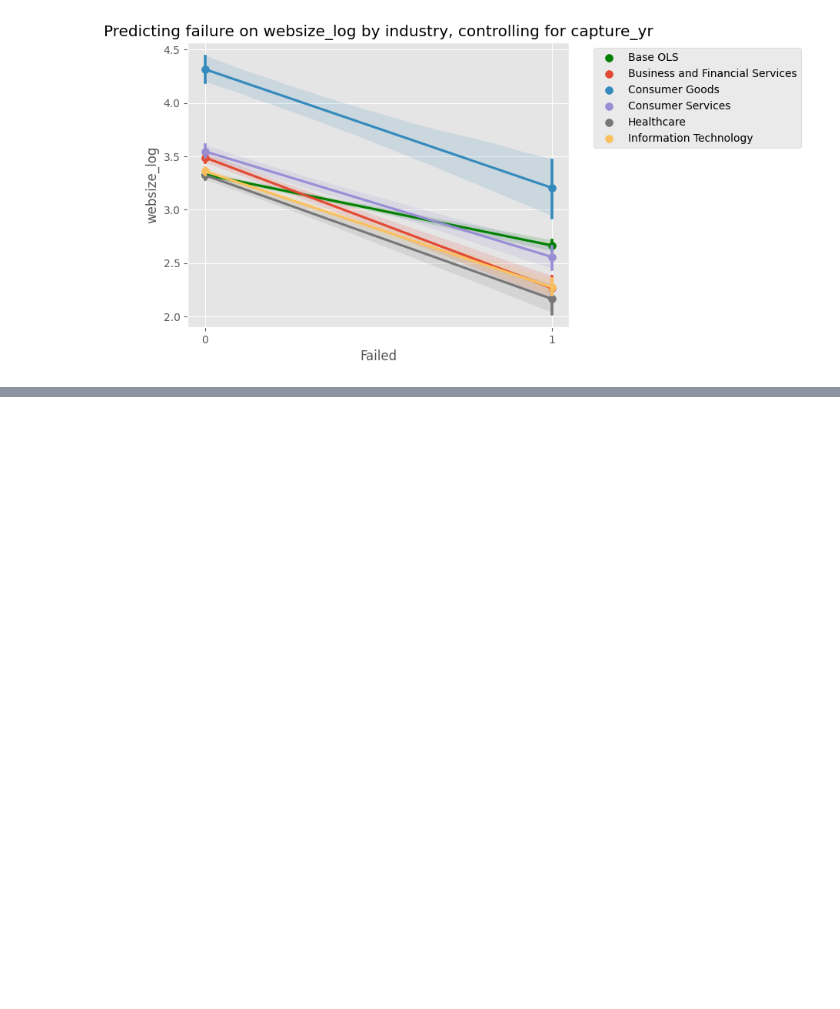
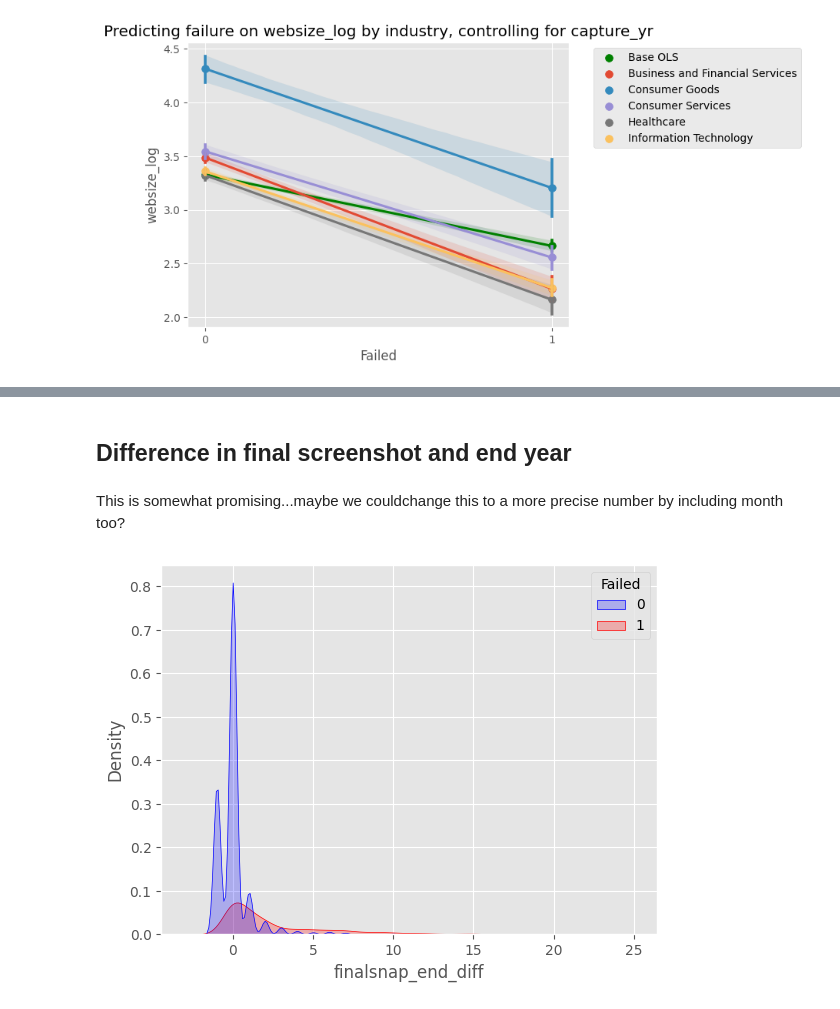
Before and after one commit to charlesmiele/predicting-identifying-startup-failure, a Jupyter notebook: analysis/Regressions_v2.ipynb, the cells around one changed output, grey strips where cells are left out. Drawn from its saved outputs; the diff is of its cells as text; code cells hidden in the pictures; blank space fills up the shorter version.

```diff
--- a/analysis/Regressions_v2.ipynb
+++ b/analysis/Regressions_v2.ipynb
@@ -221,0 +442,10 @@ plot_freg('websize_log', data, control='capture_yr', industry=True, save='websiz
+# %% [markdown]
+## Difference in final screenshot and end year
+# %% [markdown]
+This is somewhat promising...maybe we couldchange this to a more precise number by including month too?
+# %%
+data['finalsnap_end_diff'] = data['end_yr'] - data['capture_yr']
+# %%
+sns.kdeplot(data=data, x='finalsnap_end_diff', hue='Failed', palette=['b', 'r'], fill=True);
+# %% [output]
+[figure, added]
```
Also changed, not shown: parts of 81 cells of this notebook, 14 other files.
